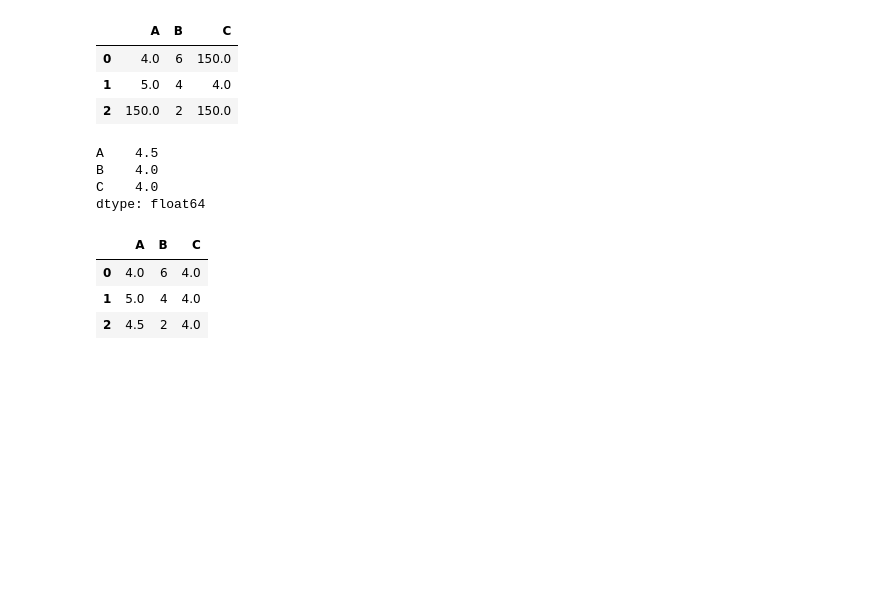
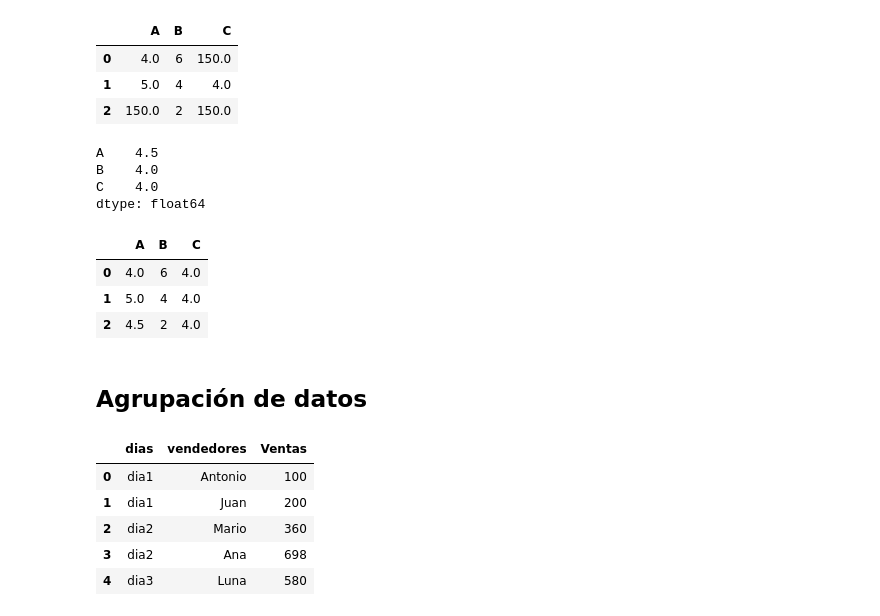
Before and after one commit to juandifs00/Trabajos_Personales, a Jupyter notebook: Curso_ML_Python/dataframes.ipynb, the cells around one changed output. Saved outputs shown, nothing was run; the diff lists cells and outputs as text; code cells hidden in the pictures; blank space fills up the shorter version.

Commit message:
Agrupación de datos DF

```diff
--- a/Curso_ML_Python/dataframes.ipynb
+++ b/Curso_ML_Python/dataframes.ipynb
@@ -226,3 +226,18 @@ DFN.fillna(value=valor_medio)
 | 0 | 4.0 | 6 | 4.0 |
 | 1 | 5.0 | 4 | 4.0 |
 | 2 | 4.5 | 2 | 4.0 |
+# %% [markdown]
+## Agrupación de datos
+# %%
+diccionario1 = {'dias' : ['dia1','dia1', 'dia2', 'dia2', 'dia3'], 'vendedores' : ['Antonio', 'Juan', 'Mario', 'Ana', 'Luna'],
+                'Ventas' : [100,200,360,698,580]}
+
+DFE = pd.DataFrame(diccionario1)
+DFE
+# %% [output]
+|  | dias | vendedores | Ventas |
+| 0 | dia1 | Antonio | 100 |
+| 1 | dia1 | Juan | 200 |
+| 2 | dia2 | Mario | 360 |
+| 3 | dia2 | Ana | 698 |
+| 4 | dia3 | Luna | 580 |
```
Also changed, not shown: parts of 3 cells of this notebook.
